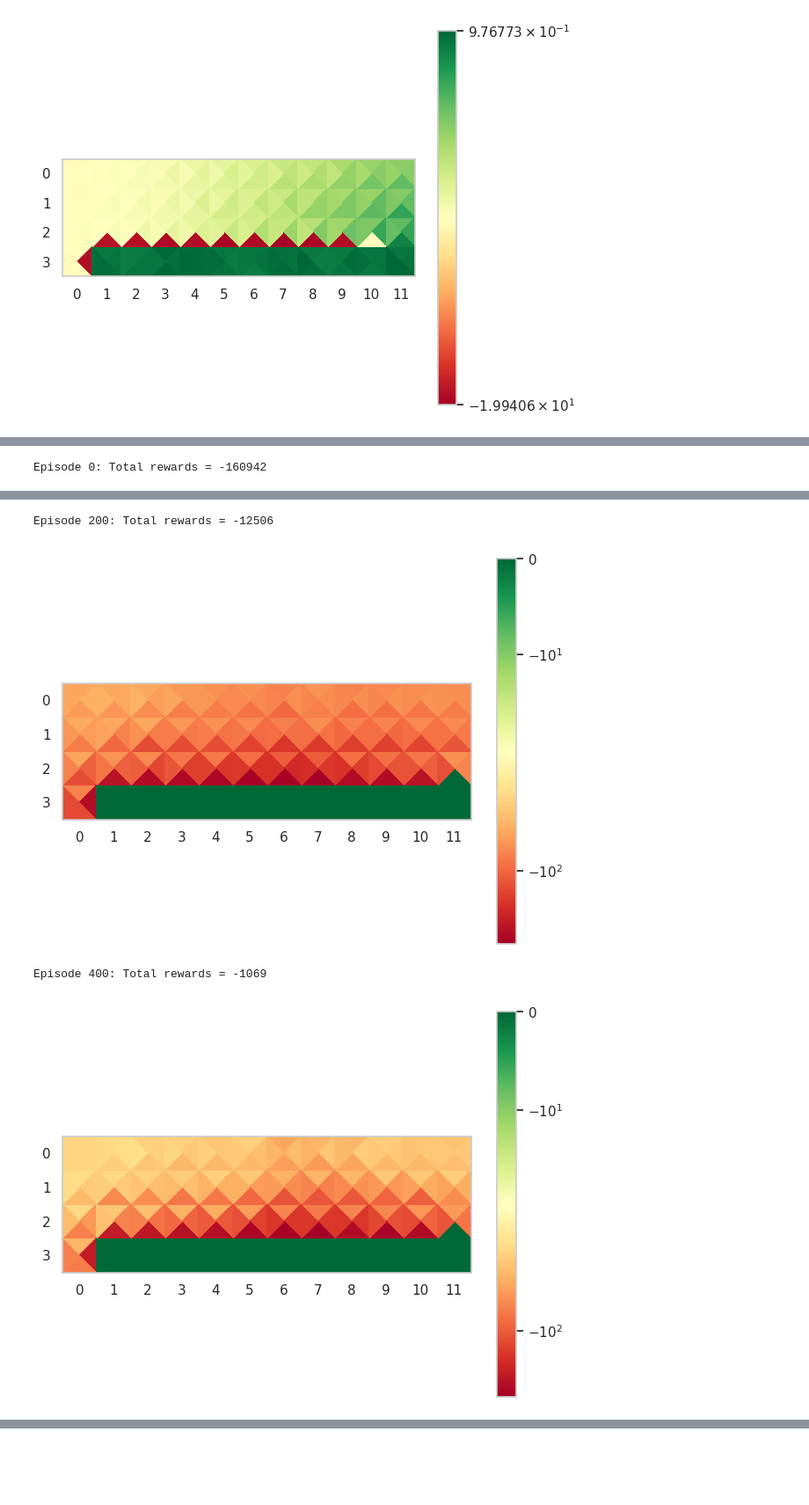
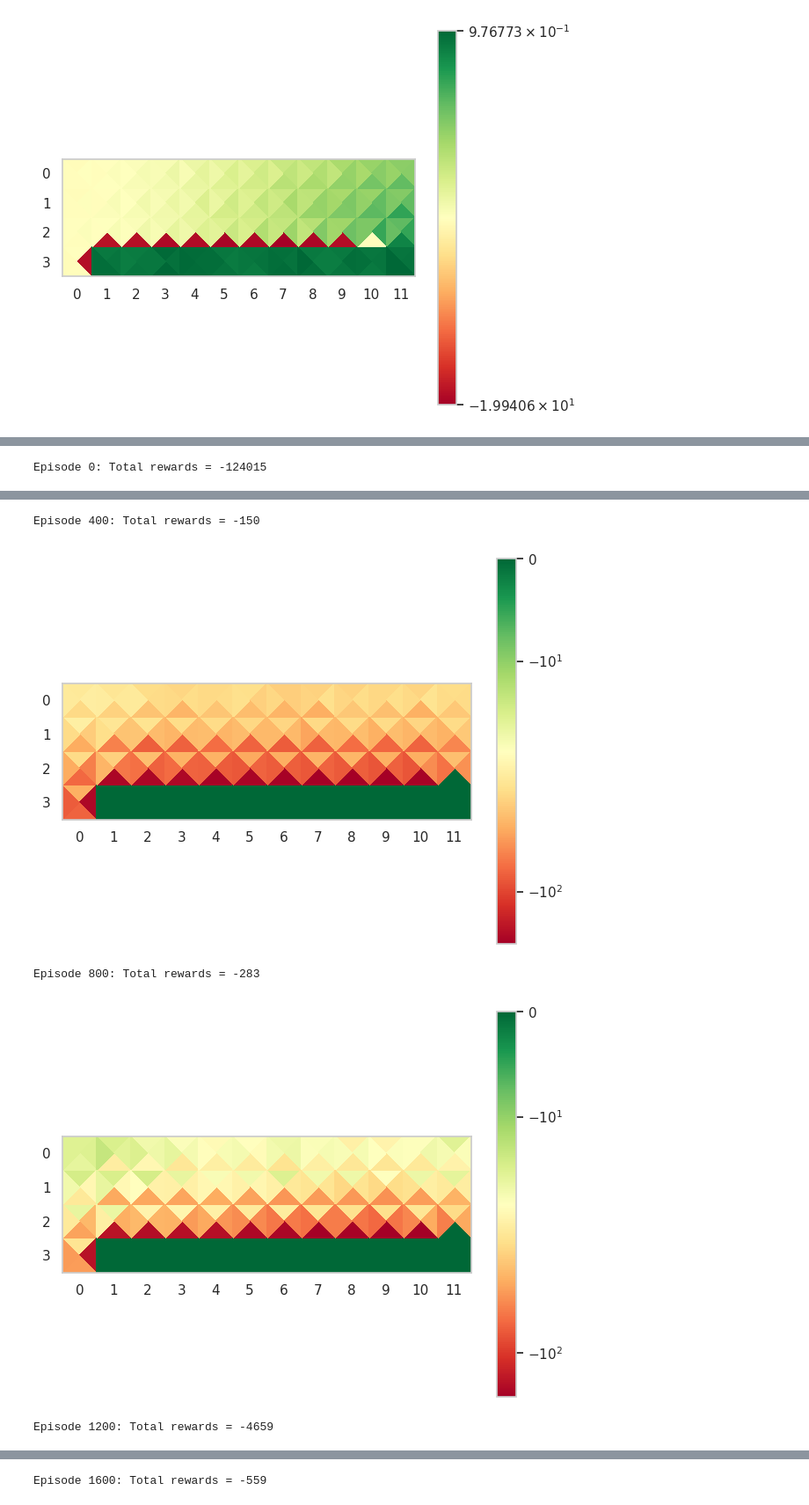
Before and after one commit to gardan4/RL-learning-goals, a Jupyter notebook: python/KEN4157_Reinforcement_Learning_Cliff_Walking.ipynb, the cells around one changed output, grey strips where cells are left out. Shown at 88% size. Drawn from its saved outputs; the diff is of its cells as text; code cells hidden in the pictures; blank space fills up the shorter version.

```diff
--- a/python/KEN4157_Reinforcement_Learning_Cliff_Walking.ipynb
+++ b/python/KEN4157_Reinforcement_Learning_Cliff_Walking.ipynb
@@ -325,11 +325,11 @@ from os import wait
 import numpy as np
 # Parameters for TD(lambda)
 alpha = 0.01  # Learning rate
-gamma = 0.95  # Discount factor
-num_episodes = 1000  # Number of episodes for training
+gamma = 0.90  # Discount factor
+num_episodes = 2000  # Number of episodes for training
 epsilon_start  = 1.0  # Epsilon for epsilon-greedy policy
 epsilon_min = 0.05   # Minimum epsilon valu
-lambda_val = 0.95  # Lambda value for TD(lambda)
+lambda_val = 0.90  # Lambda value for TD(lambda)
 epsilon_decay = (epsilon_start - epsilon_min) / num_episodes
 
 num_actions = env.action_space.n
@@ -428,7 +428,7 @@ print(f"reward graph")
 plot_returns_per_episode(returns_per_episode)
 
 # Plot heatmap from our Q-table
-print(f"Episode {episode}: Total rewards = {total_rewards}")
+print(f"Episode {episode+1}: Total rewards = {total_rewards}")
 Q = w.reshape((num_states, num_actions))
 q_vals = {
     'up': Q[:, 0],
@@ -438,4 +438,4 @@ q_vals = {
 }
 create_qvals_heatmap(q_vals['up'], q_vals['right'], q_vals['down'], q_vals['left'])
 # %% [output]
-Episode 0: Total rewards = -160942
+Episode 0: Total rewards = -124015
@@ -443,4 +443,5 @@ Episode 0: Total rewards = -160942
-Episode 200: Total rewards = -12506
+Episode 400: Total rewards = -150
-[figure, old version]
+[figure, new version]
-Episode 400: Total rewards = -1069
+Episode 800: Total rewards = -283
-[figure, old version]
+[figure, new version]
+Episode 1200: Total rewards = -4659
@@ -446,0 +449 @@ Episode 400: Total rewards = -1069
+Episode 1600: Total rewards = -559
```
Also changed, not shown: parts of 2 cells of this notebook.
